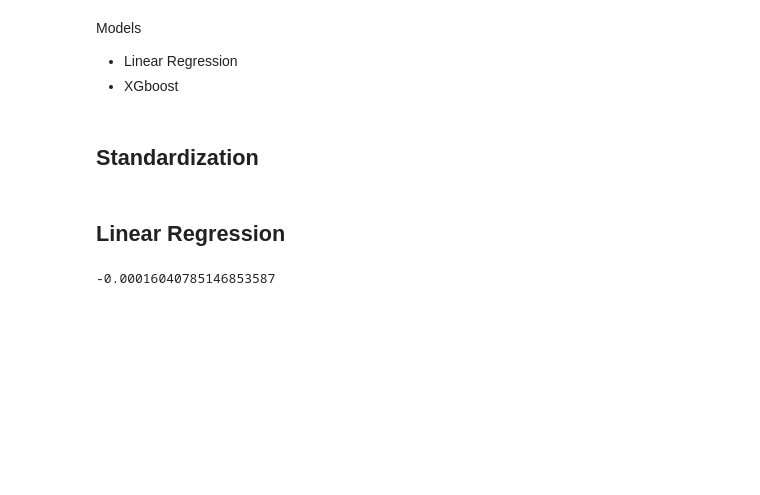
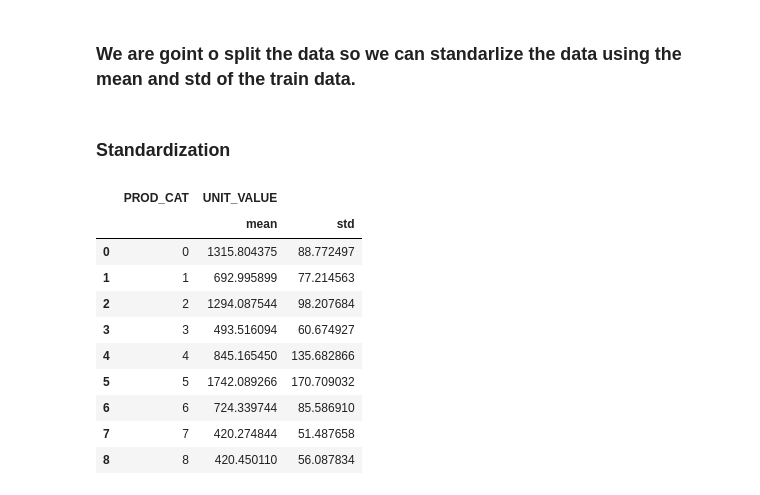
Before and after one commit to elianemart/Challenge, a Jupyter notebook: Model.ipynb, the cells around one changed output. Drawn from its saved outputs; the diff is of its cells as text; code cells hidden in the pictures; blank space fills up the shorter version.

```diff
--- a/Model.ipynb
+++ b/Model.ipynb
@@ -41,16 +37,27 @@ Without date
 # %%
 df = df_sales.groupby(by=['PROD_CAT', 'UNIT_VALUE'])[['QTY_ORDER']].sum().reset_index()
-# %% [markdown]
-Models
-- Linear Regression
-- XGboost
+# %% [markdown]
+### We are goint o split the data so we can standarlize the data using the mean and std of the train data.
 # %%
-test_data_size = 0.3
+test_data_size = 0.2
 x_train, x_test, y_train, y_test = train_test_split(df[['PROD_CAT','UNIT_VALUE']], df['QTY_ORDER'], test_size=test_data_size, random_state=0)
 # %% [markdown]
-## Standardization
+### Standardization
 # %%
-z1 = x_train.groupby(['PROD_CAT'], as_index=False).agg({'UNIT_VALUE':['mean','std']}).reset_index(drop=True)
+z_table = x_train.groupby(['PROD_CAT'], as_index=False).agg({'UNIT_VALUE':['mean','std']}).reset_index(drop=True)
+z_table
+# %% [output]
+|  | PROD_CAT | UNIT_VALUE |  |
+|  |  | mean | std |
+| 0 | 0 | 1315.804375 | 88.772497 |
+| 1 | 1 | 692.995899 | 77.214563 |
+| 2 | 2 | 1294.087544 | 98.207684 |
+| 3 | 3 | 493.516094 | 60.674927 |
+| 4 | 4 | 845.165450 | 135.682866 |
+| 5 | 5 | 1742.089266 | 170.709032 |
+| 6 | 6 | 724.339744 | 85.586910 |
+| 7 | 7 | 420.274844 | 51.487658 |
+| 8 | 8 | 420.450110 | 56.087834 |
 # %%
 def stand(z, product, value):
     z_mean = z.loc[z['PROD_CAT'] == product]['UNIT_VALUE']['mean'].values[0]
@@ -66,15 +73,3 @@ x_test['VALUE_STAND'] = x_test.apply(lambda row: stand(z1, row['PROD_CAT'], row[
 # %%
 x_train = x_train[['PROD_CAT', 'VALUE_STAND']]
 x_test = x_test[['PROD_CAT', 'VALUE_STAND']]
-# %% [markdown]
-## Linear Regression
-# %%
-model = LinearRegression()
-model.fit(x_train , y_train)
-
-y_train_pred = model.predict(x_train)
-y_pred = model.predict(x_test)
-
-model.score(x_test, y_test)
-# %% [output]
--0.00016040785146853587
```
Also changed, not shown: parts of 28 cells of this notebook.
